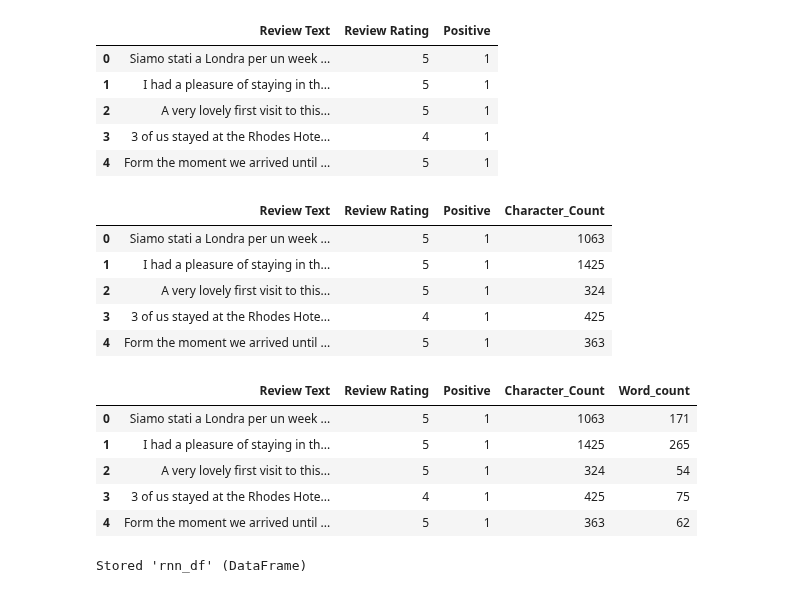
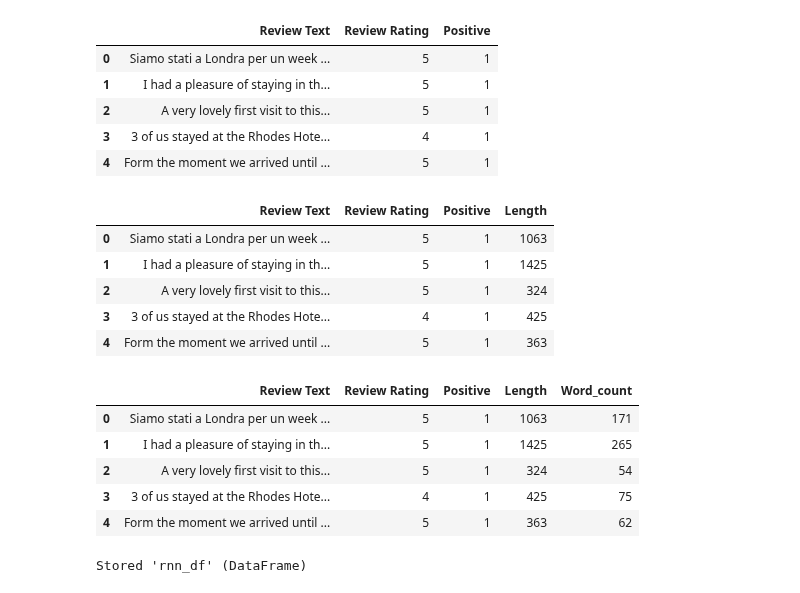
Before and after one commit to Shahmaan/Examensarbete_DS21, a Jupyter notebook: initial_processing.ipynb, the cells around one changed output. Cells and saved outputs as stored; diff of their text form; code cells hidden in the pictures.

```diff
--- a/initial_processing.ipynb
+++ b/initial_processing.ipynb
@@ -182,10 +182,10 @@ rnn_df.head()
 | 3 | 3 of us stayed at the Rhodes Hote... | 4 | 1 |
 | 4 | Form the moment we arrived until ... | 5 | 1 |
 # %%
-rnn_df['Character_Count'] = rnn_df['Review Text'].str.len()
+rnn_df['Length'] = rnn_df['Review Text'].str.len()
 rnn_df.head()
 # %% [output]
-|  | Review Text | Review Rating | Positive | Character_Count |
+|  | Review Text | Review Rating | Positive | Length |
 | 0 | Siamo stati a Londra per un week ... | 5 | 1 | 1063 |
 | 1 | I had a pleasure of staying in th... | 5 | 1 | 1425 |
 | 2 | A very lovely first visit to this... | 5 | 1 | 324 |
@@ -199,7 +199,7 @@ def word_count(review):
 rnn_df['Word_count'] = rnn_df['Review Text'].apply(word_count)
 rnn_df.head()
 # %% [output]
-|  | Review Text | Review Rating | Positive | Character_Count | Word_count |
+|  | Review Text | Review Rating | Positive | Length | Word_count |
 | 0 | Siamo stati a Londra per un week ... | 5 | 1 | 1063 | 171 |
 | 1 | I had a pleasure of staying in th... | 5 | 1 | 1425 | 265 |
 | 2 | A very lovely first visit to this... | 5 | 1 | 324 | 54 |
```
Also changed, not shown: parts of 1 cell of this notebook, 7 other files.
